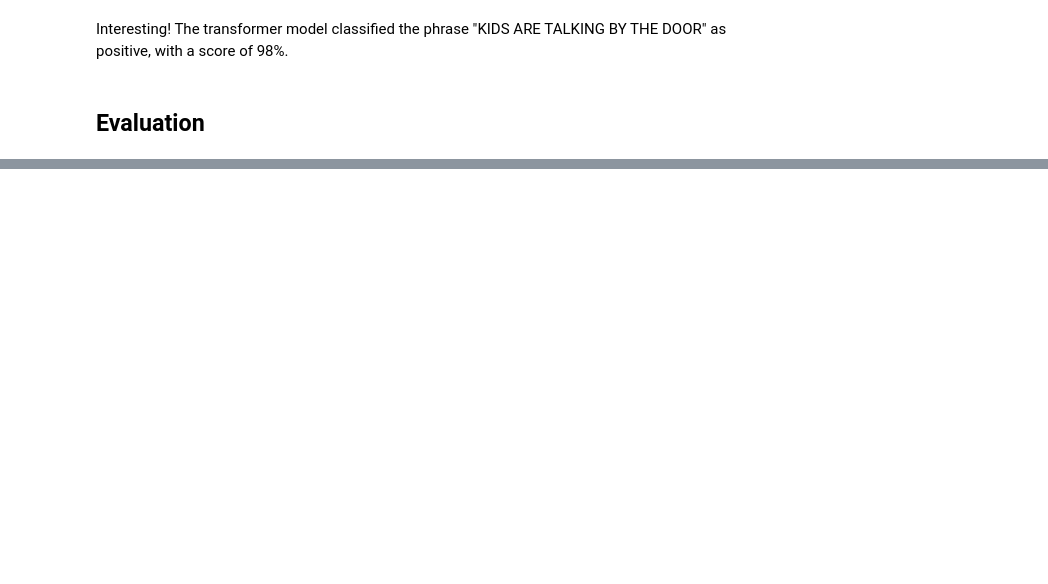
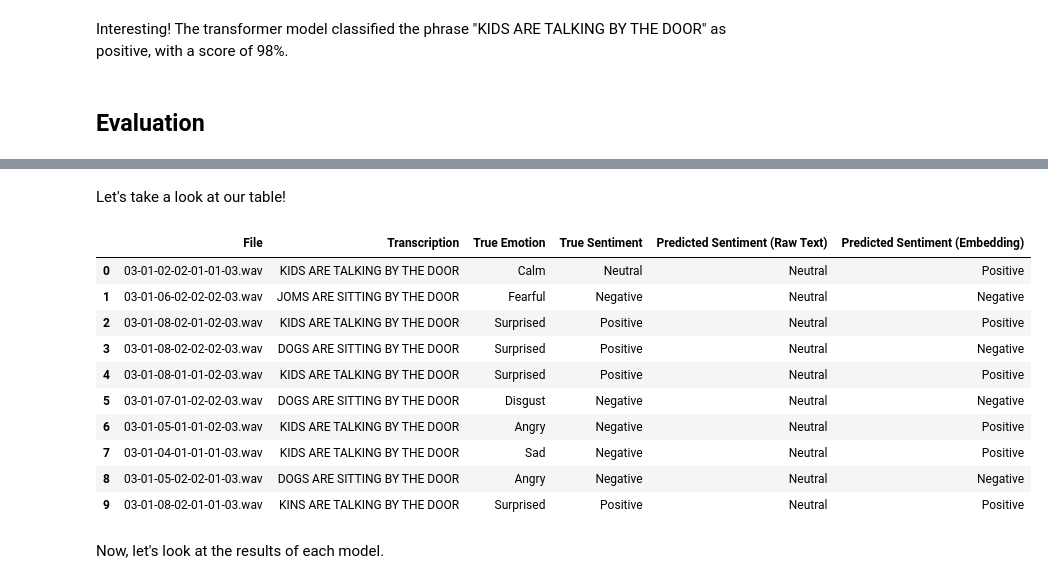
Before and after one commit to ericphann/voice-sentiment-analysis, a Jupyter notebook: speech_to_text.ipynb, the cells around one changed output, grey strips where cells are left out. Saved outputs shown, nothing was run; the diff lists cells and outputs as text; code cells hidden in the pictures; blank space fills up the shorter version.

Commit message:
Update speech-to-text

```diff
--- a/speech_to_text.ipynb
+++ b/speech_to_text.ipynb
@@ -176,0 +239,37 @@ Now lets run these two approaches over our test set to see which performs best:
+# %%
+import os
+import pandas as pd
+!pip install tqdm
+from tqdm import tqdm
+
+results = []
+
+audio_dir = "/root/.cache/kagglehub/datasets/uwrfkaggler/ravdess-emotional-speech-audio/versions/1"
+for subdir, dirs, files in tqdm(list(os.walk(audio_dir))):
+    for file in files:
+        if file.endswith(".wav"):
+            path = os.path.join(subdir, file)
+            transcription = transcribe_audio(path)
+            emotion = extract_emotion(file)
+            sentiment_label = map_to_sentiment(emotion)
+
+            # Run sentiment analysis using NLTK raw text model
+            sentiment, scores = sentiment_analysis(transcription)
+            predicted_sentiment_raw = sentiment
+
+            # Run sentiment analysis using sentiment pipeline
+            sentiment_result = sentiment_pipeline(transcription)[0]
+            predicted_sentiment_embedding = sentiment_result['label']
+
+            # Save results
+            results.append({
+                "File": file,
+                "Transcription": transcription,
+                "True Emotion": emotion,
+                "True Sentiment": sentiment_label,
+                "Predicted Sentiment (Raw Text)": predicted_sentiment_raw,
+                "Predicted Sentiment (Embedding)": predicted_sentiment_embedding
+            })
+
+df = pd.DataFrame(results)
+df.to_csv("ravdess_sentiment_results.csv", index=False)
@@ -176,0 +278,22 @@ Now lets run these two approaches over our test set to see which performs best:
+# %%
+# Need to fix the classes of the embedding to match the others
+df["Predicted Sentiment (Embedding)"] = df["Predicted Sentiment (Embedding)"].apply(str.title)
+# %% [markdown]
+Let's take a look at our table!
+# %%
+pd.set_option('display.max_rows', None)
+df.head(10)
+# %% [output]
+|  | File | Transcription | True Emotion | True Sentiment | Predicted Sentiment (Raw Text) | Predicted Sentiment (Embedding) |
+| 0 | 03-01-02-02-01-01-03.wav | KIDS ARE TALKING BY THE DOOR | Calm | Neutral | Neutral | Positive |
+| 1 | 03-01-06-02-02-02-03.wav | JOMS ARE SITTING BY THE DOOR | Fearful | Negative | Neutral | Negative |
+| 2 | 03-01-08-02-01-02-03.wav | KIDS ARE TALKING BY THE DOOR | Surprised | Positive | Neutral | Positive |
+| 3 | 03-01-08-02-02-02-03.wav | DOGS ARE SITTING BY THE DOOR | Surprised | Positive | Neutral | Negative |
+| 4 | 03-01-08-01-01-02-03.wav | KIDS ARE TALKING BY THE DOOR | Surprised | Positive | Neutral | Positive |
+| 5 | 03-01-07-01-02-02-03.wav | DOGS ARE SITTING BY THE DOOR | Disgust | Negative | Neutral | Negative |
+| 6 | 03-01-05-01-01-02-03.wav | KIDS ARE TALKING BY THE DOOR | Angry | Negative | Neutral | Positive |
+| 7 | 03-01-04-01-01-01-03.wav | KIDS ARE TALKING BY THE DOOR | Sad | Negative | Neutral | Positive |
+| 8 | 03-01-05-02-02-01-03.wav | DOGS ARE SITTING BY THE DOOR | Angry | Negative | Neutral | Negative |
+| 9 | 03-01-08-02-01-01-03.wav | KINS ARE TALKING BY THE DOOR | Surprised | Positive | Neutral | Positive |
+# %% [markdown]
+Now, let's look at the results of each model.
```
Also changed, not shown: parts of 25 cells of this notebook.
